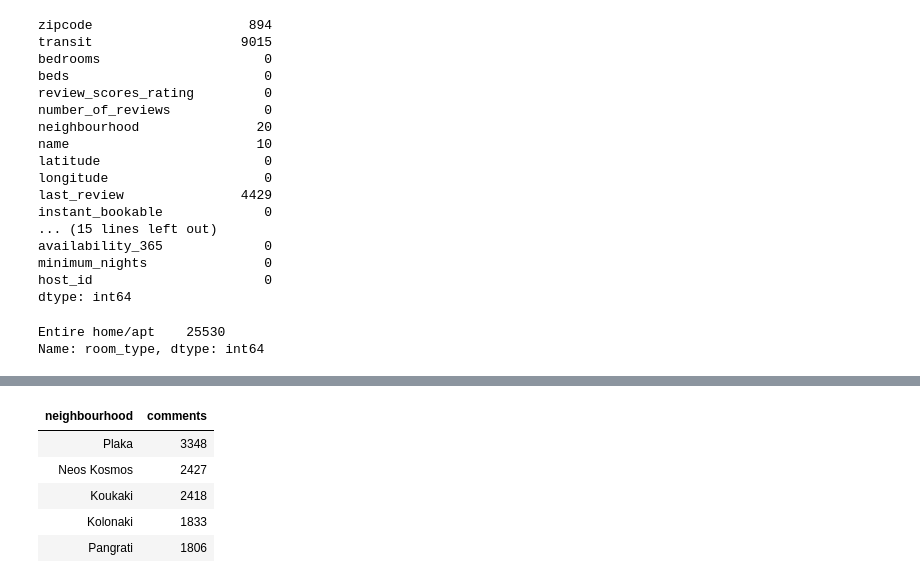
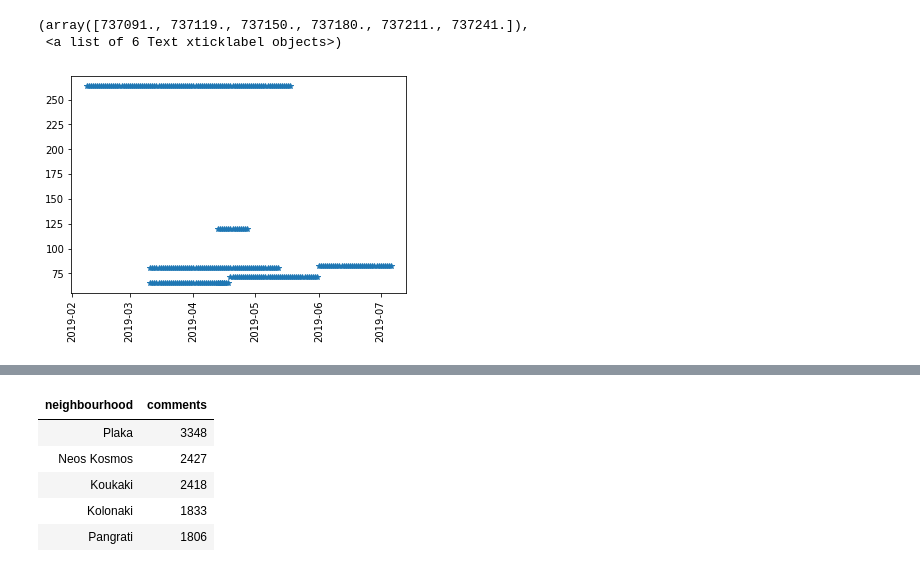
Before and after one commit to Myrto-Iglezou/Airbnb-Data-Analysis-, a Jupyter notebook: dm_project_1.ipynb, the cells around one changed output, grey strips where cells are left out. Saved outputs shown, nothing was run; the diff lists cells and outputs as text; code cells hidden in the pictures.

```diff
--- a/dm_project_1.ipynb
+++ b/dm_project_1.ipynb
@@ -7,6 +7,7 @@ import matplotlib #only needed to determine Matplotlib version number
 %matplotlib inline
 # %%
 months = ['\\april','\\febrouary','\march']
+months2 = ['febrouary','march','april']
 files = ['\listings.csv','\listings0.csv']
 # inputPath= r"C:\Users\myrto\Desktop\data"
 inputPath= r"C:\Users\nikol\Desktop\dataMining_p1\data\data"
@@ -14,6 +15,7 @@ columnlist = ['id','zipcode','transit','bedrooms','beds','review_scores_rating',
 
 framelist = []
 monthlist = []
+i=0
 for month in months:
     for file in files:
         tempfile = pd.read_csv(inputPath+month+file,index_col=False)
@@ -22,9 +24,10 @@ for month in months:
     for l in range(0,len(framelist)-1):
         train = framelist[0].combine_first(framelist[l+1])
     df = pd.DataFrame(data = train, columns=columnlist)
-    # df.reset_index(drop=True)
+    df.insert(loc=len(df.columns),column='month_id',value=months2[i])
     df.set_index('id',inplace=True)
     monthlist.append(df)
+    i=i+1
 
 df = pd.concat(monthlist)
 df.drop_duplicates()
@@ -41,30 +44,10 @@ df['price'] = normalValues
 df.to_csv("train.csv")
 # df
 # df.groupby(df.columns,axis=1).transform(lambda x: x.fillna(x.mean(),axis=0))
-df.fillna(df.mean(),inplace=True)
-count_nan = len(df)-df.count()
-print(count_nan)
+# temp = df.interpolate(method='ffill')
+# df.fillna(df.mean(),inplace=True)
+# count_nan = len(temp)-temp.count()
+# print(count_nan)
-# %% [output]
-zipcode                    894
-transit                   9015
-bedrooms                     0
-beds                         0
-review_scores_rating         0
-number_of_reviews            0
-neighbourhood               20
-name                        10
-latitude                     0
-longitude                    0
-last_review               4429
-instant_bookable             0
-... (15 lines left out)
-availability_365             0
-minimum_nights               0
-host_id                      0
-dtype: int64
 # %%
 # 1
 df['room_type'].value_counts().head(1)
-# %% [output]
-Entire home/apt    25530
-Name: room_type, dtype: int64
@@ -73,0 +54,27 @@ Name: room_type, dtype: int64
+# %%
+# 2
+pricelist = []
+i=0
+for month in months:
+    tempfile = pd.read_csv(inputPath+month+'\calendar.csv',index_col=False,usecols=['date','price'],nrows=100)
+    tempframe = pd.DataFrame(data=tempfile)
+    tempframe.insert(loc=len(tempframe.columns),column='month_id',value=months2[i])
+    tempframe['price'] = tempframe['price'].apply(lambda x: [None,x.replace(',',''),x.replace('$','')][2])
+    tempframe['price'] = pd.to_numeric(tempframe['price'])
+    tempframe['price'].fillna(tempframe['price'].mean(),inplace=True)
+    tempframe['date'] = pd.to_datetime(tempframe['date'])
+    pricelist.append(tempframe)
+    i = i+1
+priceDf = pd.concat(pricelist)
+pl = priceDf.sort_values('date',ascending=True)
+plt.plot(pl['date'],pl['price'],'*')
+plt.xticks(rotation='vertical')
+
+# groupbymonth = priceDf.groupby(by='month_id')
+# dfaverage = groupbymonth['price'].mean()
+# priceDf.plot(kind='line',x='host_since',y='price')
+# dfaverage.plot(x='per_month',y='price')
+# %% [output]
+(array([737091., 737119., 737150., 737180., 737211., 737241.]),
+ <a list of 6 Text xticklabel objects>)
+[figure, added]
```
Also changed, not shown: parts of 2 cells of this notebook, 2 other files.
